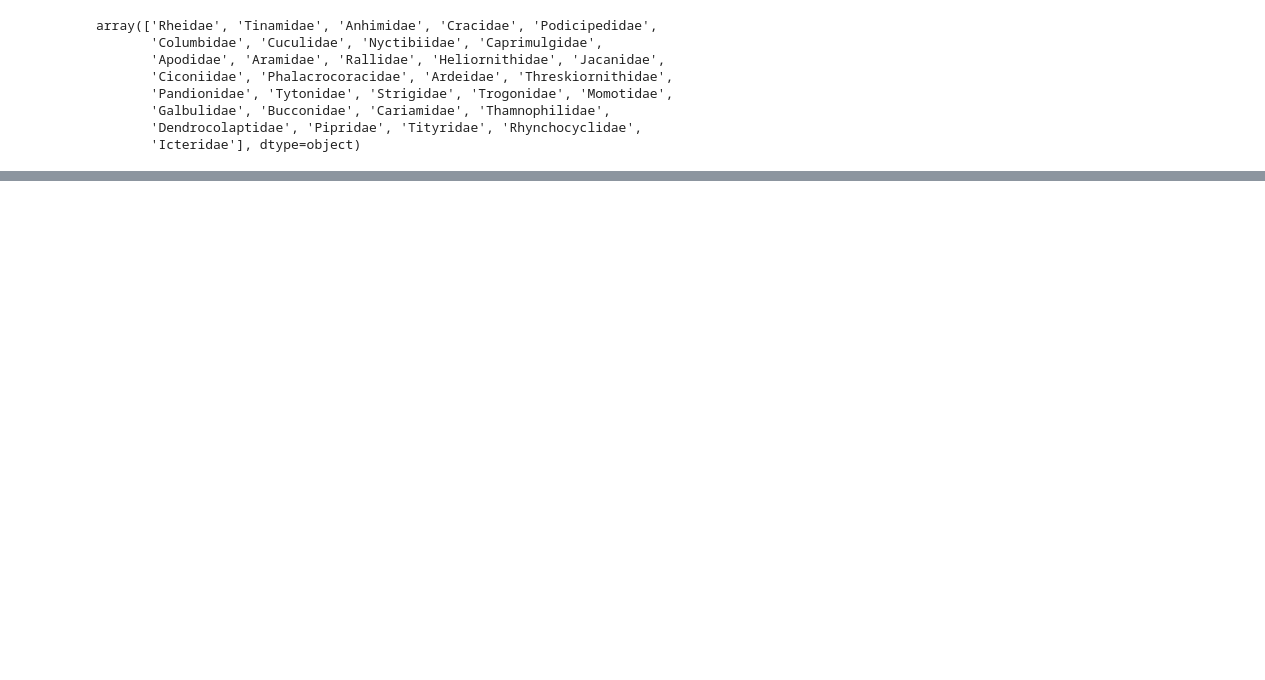
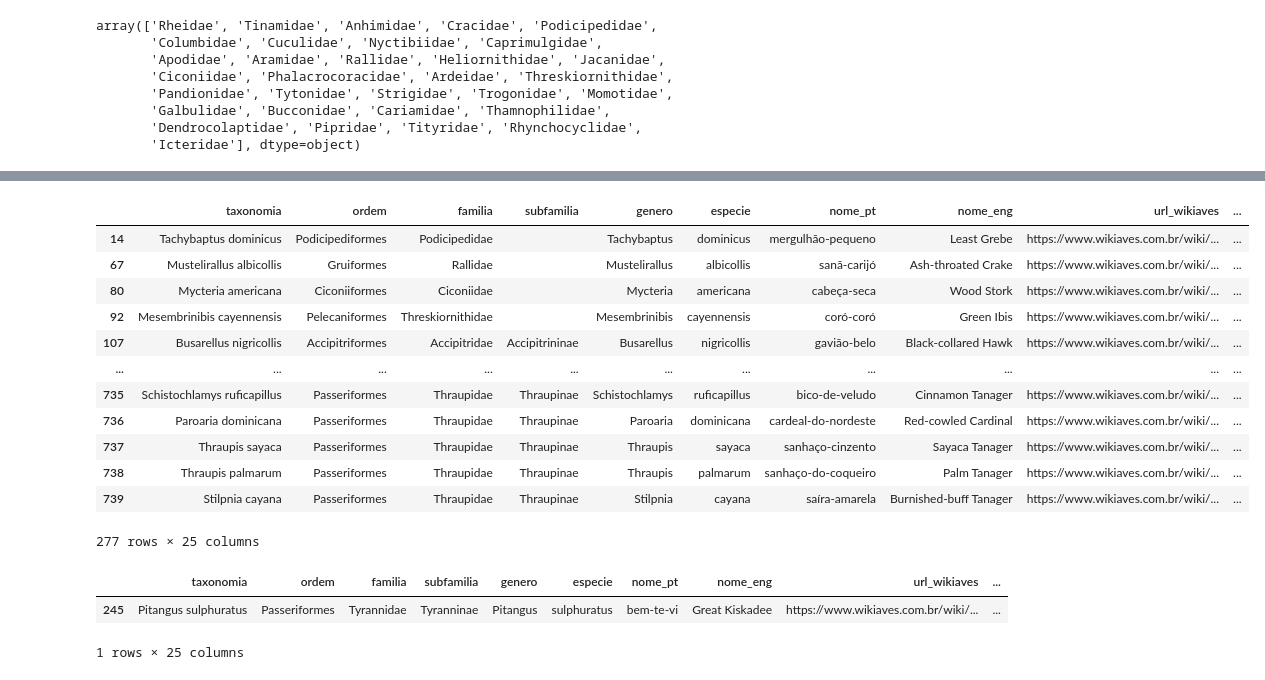
Before and after one commit to rafaelladuarte/avesrag-dataset-builder, a Jupyter notebook: scripts/etl_03_parameterization_info_llm.ipynb, the cells around one changed output, grey strips where cells are left out. Saved outputs shown, nothing was run; the diff lists cells and outputs as text; code cells hidden in the pictures; blank space fills up the shorter version.

```diff
--- a/etl_03_parameterization_info_llm.ipynb
+++ b/scripts/etl_03_parameterization_info_llm.ipynb
@@ -300,0 +390,7 @@ array(['Rheidae', 'Tinamidae', 'Anhimidae', 'Cracidae', 'Podicipedidae',
+# %%
+new_df2[["familia","nome_pt","dieta_principal","tipo_bico","tipo_bico_recap","analise_bico"]]
+new_df2["tipo_bico_recap"] = new_df2[["tipo_bico_recap","tipo_bico"]].apply(
+    lambda row: row["tipo_bico"] if pd.isna(row["tipo_bico_recap"]) else row["tipo_bico_recap"],
+    axis=1
+)
+new_df2
@@ -300,0 +426,13 @@ array(['Rheidae', 'Tinamidae', 'Anhimidae', 'Cracidae', 'Podicipedidae',
+# %%
+new_df2.loc[new_df2["caracteristica_trofica"]=='','caracteristica_trofica'] = None
+
+new_df2.loc[new_df2["caracteristica_trofica"]=='onívoro','caracteristica_trofica'] = 'onivoro'
+new_df2.loc[new_df2["caracteristica_trofica"]=='onívoros','caracteristica_trofica'] = 'onivoro'
+new_df2.loc[new_df2["caracteristica_trofica"]=='omnívoro','caracteristica_trofica'] = 'onivoro'
+new_df2.loc[new_df2["caracteristica_trofica"]=='granívoro','caracteristica_trofica'] = 'granivoro'
+new_df2.loc[new_df2["caracteristica_trofica"]=='granívoro ','caracteristica_trofica'] = 'granivoro'
+new_df2.loc[new_df2["caracteristica_trofica"]=='carnívoro','caracteristica_trofica'] = 'carnivoro'
+new_df2.loc[new_df2["caracteristica_trofica"]=='insetívoro','caracteristica_trofica'] = 'insetivoro'
+new_df2.loc[new_df2["caracteristica_trofica"]=='insectivor','caracteristica_trofica'] = 'insetivoro'
+new_df2.loc[new_df2["caracteristica_trofica"]=='herbívoro','caracteristica_trofica'] = 'herbivoro'
+new_df2.loc[new_df2["caracteristica_trofica"]=='frugívoro','caracteristica_trofica'] = 'frugivoro'
@@ -300,0 +445,3 @@ array(['Rheidae', 'Tinamidae', 'Anhimidae', 'Cracidae', 'Podicipedidae',
+# %%
+new_df2.loc[new_df2["caracteristica_trofica"]=='carnívoro-insetívoro','caracteristica_trofica'] = 'insetivoro'
+new_df2.loc[new_df2["caracteristica_trofica"]=='granívoro insectivor','caracteristica_trofica'] = 'onívoro'
@@ -300,0 +480,4 @@ array(['Rheidae', 'Tinamidae', 'Anhimidae', 'Cracidae', 'Podicipedidae',
+# %%
+df_ofc = new_df2.drop(["tipo_bico","analise_bico"], axis = 1)
+df_ofc = df_ofc.rename(columns={"tipo_bico_recap":"tipo_bico"})
+df_ofc
@@ -300,0 +498,16 @@ array(['Rheidae', 'Tinamidae', 'Anhimidae', 'Cracidae', 'Podicipedidae',
+# %%
+df_ofc[df_ofc.duplicated(subset=["especie"])]
+# %% [output]
+|  | taxonomia | ordem | familia | subfamilia | genero | especie | nome_pt | nome_eng | url_wikiaves | ... |
+| 14 | Tachybaptus dominicus | Podicipediformes | Podicipedidae |  | Tachybaptus | dominicus | mergulhão-pequeno | Least Grebe | https://www.wikiaves.com.br/wiki/... | ... |
+| 67 | Mustelirallus albicollis | Gruiformes | Rallidae |  | Mustelirallus | albicollis | sanã-carijó | Ash-throated Crake | https://www.wikiaves.com.br/wiki/... | ... |
+| 80 | Mycteria americana | Ciconiiformes | Ciconiidae |  | Mycteria | americana | cabeça-seca | Wood Stork | https://www.wikiaves.com.br/wiki/... | ... |
+| 92 | Mesembrinibis cayennensis | Pelecaniformes | Threskiornithidae |  | Mesembrinibis | cayennensis | coró-coró | Green Ibis | https://www.wikiaves.com.br/wiki/... | ... |
+| 107 | Busarellus nigricollis | Accipitriformes | Accipitridae | Accipitrininae | Busarellus | nigricollis | gavião-belo | Black-collared Hawk | https://www.wikiaves.com.br/wiki/... | ... |
+| ... | ... | ... | ... | ... | ... | ... | ... | ... | ... | ... |
+| 735 | Schistochlamys ruficapillus | Passeriformes | Thraupidae | Thraupinae | Schistochlamys | ruficapillus | bico-de-veludo | Cinnamon Tanager | https://www.wikiaves.com.br/wiki/... | ... |
+| 736 | Paroaria dominicana | Passeriformes | Thraupidae | Thraupinae | Paroaria | dominicana | cardeal-do-nordeste | Red-cowled Cardinal | https://www.wikiaves.com.br/wiki/... | ... |
+| 737 | Thraupis sayaca | Passeriformes | Thraupidae | Thraupinae | Thraupis | sayaca | sanhaço-cinzento | Sayaca Tanager | https://www.wikiaves.com.br/wiki/... | ... |
+| 738 | Thraupis palmarum | Passeriformes | Thraupidae | Thraupinae | Thraupis | palmarum | sanhaço-do-coqueiro | Palm Tanager | https://www.wikiaves.com.br/wiki/... | ... |
+| 739 | Stilpnia cayana | Passeriformes | Thraupidae | Thraupinae | Stilpnia | cayana | saíra-amarela | Burnished-buff Tanager | https://www.wikiaves.com.br/wiki/... | ... |
+277 rows × 25 columns
@@ -301 +516,7 @@ array(['Rheidae', 'Tinamidae', 'Anhimidae', 'Cracidae', 'Podicipedidae',
+# %%
+df_ofc[df_ofc["nome_pt"]=="bem-te-vi"]
+# %% [output]
+|  | taxonomia | ordem | familia | subfamilia | genero | especie | nome_pt | nome_eng | url_wikiaves | ... |
+| 245 | Pitangus sulphuratus | Passeriformes | Tyrannidae | Tyranninae | Pitangus | sulphuratus | bem-te-vi | Great Kiskadee | https://www.wikiaves.com.br/wiki/... | ... |
+1 rows × 25 columns
 # %%
```
Also changed, not shown: parts of 30 cells of this notebook, 26 other files.
